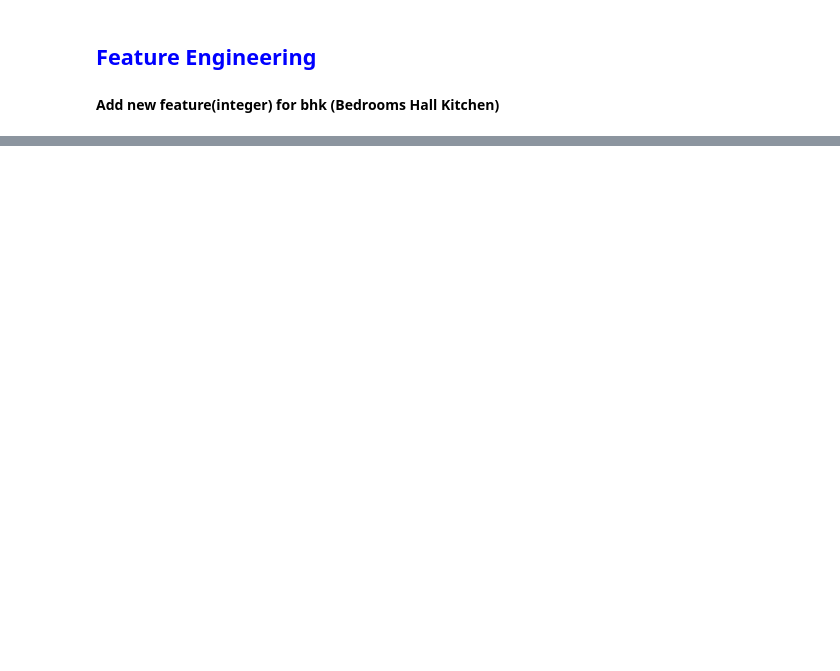
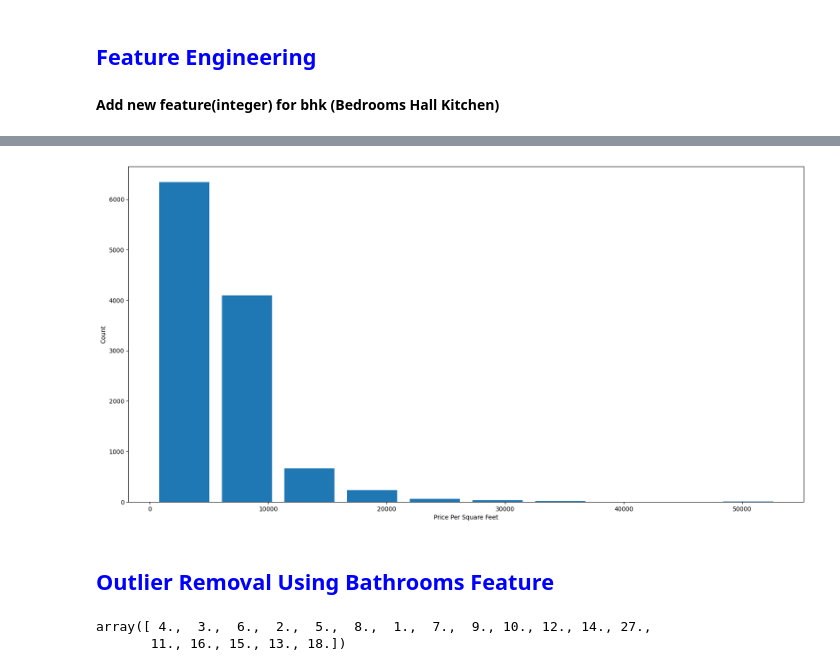
Before and after one commit to pras-ops/Bangalore-House-Price-Prediction-, a Jupyter notebook: notebooks/Feature_Engineering.ipynb, the cells around one changed output, grey strips where cells are left out. Cells and saved outputs as stored; diff of their text form; code cells hidden in the pictures; blank space fills up the shorter version.

```diff
--- a/notebooks/Feature_Engineering.ipynb
+++ b/notebooks/Feature_Engineering.ipynb
@@ -9,0 +162,16 @@ NameError: name 'df3' is not defined
+# %%
+import matplotlib
+matplotlib.rcParams["figure.figsize"] = (20,10)
+plt.hist(df6.price_per_sqft,rwidth=0.8)
+plt.xlabel("Price Per Square Feet")
+plt.ylabel("Count")
+plt.savefig('C:/Users/pj/Downloads/Bangalore House Price Prediction/reports/visualization/Per_SQ_Feet_plot.png')
+# %% [output]
+[figure, added]
+# %% [markdown]
+<h2 style='color:blue'>Outlier Removal Using Bathrooms Feature</h2>
+# %%
+df6.bath.unique()
+# %% [output]
+array([ 4.,  3.,  6.,  2.,  5.,  8.,  1.,  7.,  9., 10., 12., 14., 27.,
+       11., 16., 15., 13., 18.])
```
Also changed, not shown: parts of 40 cells of this notebook, 11 other files.
